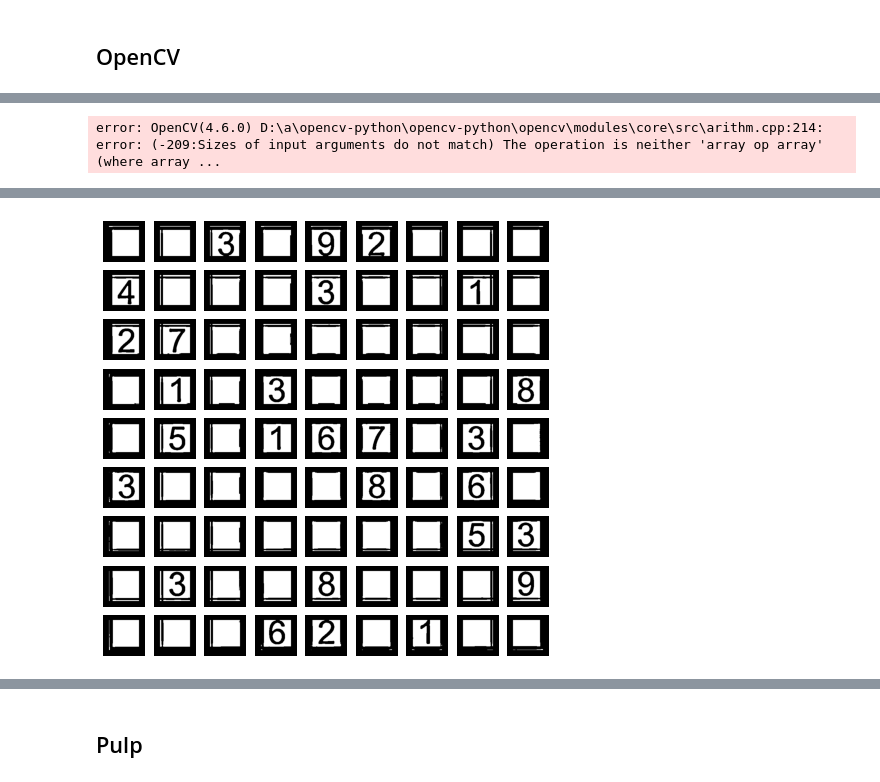
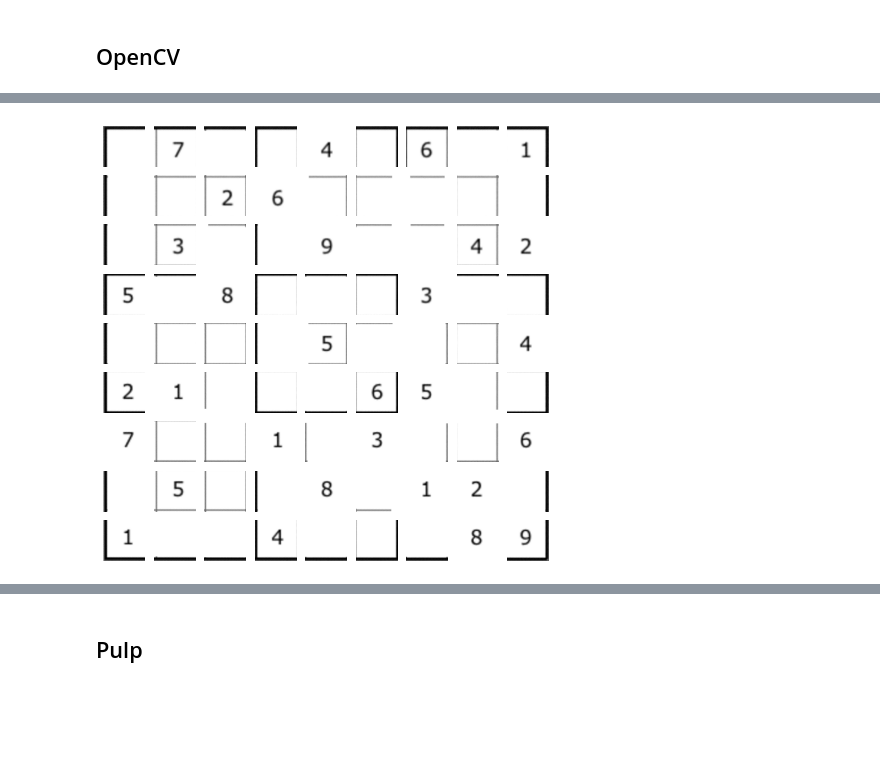
Before and after one commit to Rhinestone1337/sudoku-solver, a Jupyter notebook: sudoku pulp opencv.ipynb, the cells around one changed output, grey strips where cells are left out. Drawn from its saved outputs; the diff is of its cells as text; code cells hidden in the pictures; blank space fills up the shorter version.

```diff
--- a/sudoku pulp opencv.ipynb
+++ b/sudoku pulp opencv.ipynb
@@ -16,7 +16,7 @@ pytesseract.pytesseract.tesseract_cmd = r"C:\Program Files\Tesseract-OCR\tessera
 ## OpenCV
 # %%
 # Открываем изображение с судоку
-img = cv2.imread('examples/16.png')
+img = cv2.imread('examples/7.png')
 
 # Находим квадрат с судоку
 blurry = cv2.GaussianBlur(img, (5, 5), 5)
@@ -50,8 +50,8 @@ pts2 = np.float32([[0, 0], [width, 0], [0, height], [width, height]])
 # Трансформируем перспективу
 matrix = cv2.getPerspectiveTransform(pts1, pts2)
 board = cv2.warpPerspective(img, matrix, (width, height))
+
 fig, ax = plt.subplots(1,3, figsize=(15,15))
-ax[0].imshow(img)
-ax[1].imshow(thresh)
-ax[2].imshow(board)
+for i, j in zip(range(len(ax)), [img, thresh, board]):
+    ax[i].imshow(j)
 # %% [output]
@@ -76,7 +58,0 @@ ax[2].imshow(inv)
-# %%
-cnts = cv2.findContours(inv, cv2.RETR_TREE, cv2.CHAIN_APPROX_SIMPLE)
-grabbed = imutils.grab_contours(cnts)
-spisok = sorted(grabbed, key=cv2.contourArea, reverse=True)
-matr = np.zeros(inv.shape)
-cv2.drawContours(test, spisok[-1], -1, (0,255,0))
-plt.imshow(test)
@@ -86,9 +59,3 @@ plt.imshow(test)
-# %%
-cv2.drawContours(matr, spisok, -1, (255,255,255), -1)
-rst = cv2.bitwise_and(test, matr)
-plt.imshow(rst)
-# %% [output]
-error: OpenCV(4.6.0) D:\a\opencv-python\opencv-python\opencv\modules\core\src\arithm.cpp:214: error: (-209:Sizes of input arguments do not match) The operation is neither 'array op array' (where array ...
 # %%
 df_final = pd.DataFrame(index=range(1, 10), columns=range(1, 10))
 
@@ -99,25 +66,47 @@ for col,j  in enumerate(split):
     digs = np.split(j, 9)
     for row,d in enumerate(digs):
         g = d.copy()
+        # g = cv2.copyMakeBorder(g, 20, 20, 20, 20, cv2.BORDER_CONSTANT, value=(0,0,0))
         e = g.copy()
+
+        g = cv2.cvtColor(g, cv2.COLOR_BGR2GRAY)
         g = cv2.GaussianBlur(g, (5,5), 5)
-        g = cv2.cvtColor(g, cv2.COLOR_BGR2GRAY)
         g = cv2.adaptiveThreshold(g, 255, cv2.ADAPTIVE_THRESH_GAUSSIAN_C, cv2.THRESH_BINARY_INV, 57, 5)
-        cn = cv2.findContours(g, cv2.RETR_TREE, cv2.CHAIN_APPROX_SIMPLE)
-        grs = imutils.grab_contours(cn)
-        grs = sorted(grs, key=cv2.contourArea, reverse=True)
+        kernel = cv2.getStructuringElement(shape=cv2.MORPH_ELLIPSE, ksize=(1,3))
+        g = cv2.morphologyEx(g, cv2.MORPH_OPEN, kernel, iterations=2)
 
-        msk = np.ones(e.shape, dtype=np.uint8)
-        cv2.drawContours(msk, grs, -1, (255,255,255), -1)
-        rst = cv2.bitwise_and((0,0,0), msk)
-        rst[msk==1] = 255
-        rst = cv2.copyMakeBorder(rst, 20, 20, 20, 20, cv2.BORDER_CONSTANT, value=(0,0,0))
+        cnts, _ = cv2.findContours(g, cv2.RETR_TREE, cv2.CHAIN_APPROX_SIMPLE)
+
+        contours_poly = [None for i in range(len(cnts))]
+        boundRect = [None for i in range(len(cnts))]
+
+        for i, c in enumerate(cnts):
+            contours_poly[i] = cv2.approxPolyDP(c, 1, True)
+            boundRect[i] = cv2.boundingRect(contours_poly[i])
+
+        drawing = np.zeros((g.shape[0], g.shape[1], 3), dtype=np.uint8)
+
+
+        for i in range(len(cnts)):
+            color = 255
+            cv2.drawContours(drawing, contours_poly, i, color, 1)
+            cv2.rectangle(drawing, (int(boundRect[i][0]), int(boundRect[i][1])), (int(boundRect[i][0]+boundRect[i][2]), int(boundRect[i][1]+boundRect[i][3])), color, -1)
+
+        drawing = cv2.cvtColor(drawing, cv2.COLOR_BGR2GRAY)
+        fincnts, _ = cv2.findContours(drawing, cv2.RETR_TREE, cv2.CHAIN_APPROX_SIMPLE)
+        fincnts = sorted(fincnts, key=cv2.contourArea, reverse=True)
+        finmask = np.zeros_like(e)
+
+        cv2.drawContours(finmask, fincnts[:1], -1, (255,255,255), -1)
+        rst = cv2.bitwise_and(e, finmask)
+        rst[finmask==0] = 255
+
+
         ax[row][col].imshow(rst)
         ax[row][col].axis('off')
         text = pytesseract.image_to_string(rst, config='--psm 10 digits')
         plmat.append([text, str(row+1), str(col+1)])
         df_final.iloc[row, col] = text
-
 
 
 df_final.fillna('', inplace=True)
@@ -140 +129 @@ df_final
-[figure, old version]
+[figure, new version]
```
Also changed, not shown: parts of 6 cells of this notebook.
